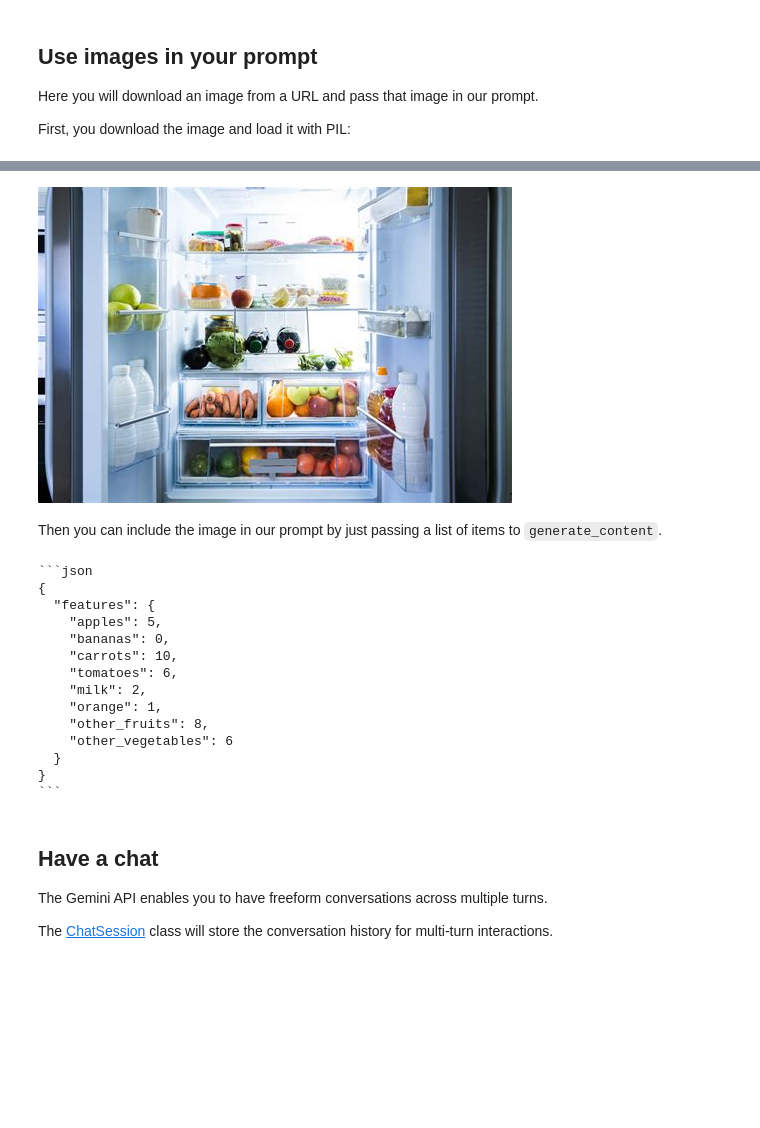
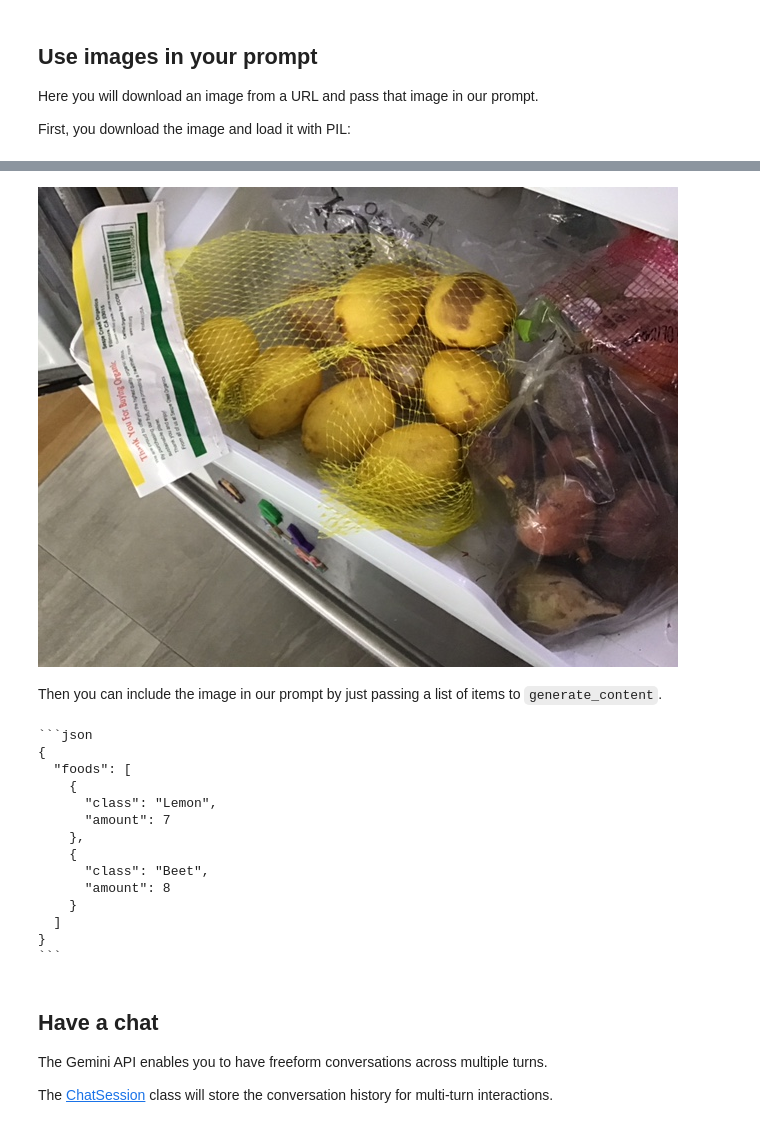
Before and after one commit to Mickchess/Food-image-recognition, a Jupyter notebook: quickstarts/Prompting.ipynb, the cells around one changed output, grey strips where cells are left out. Saved outputs shown, nothing was run; the diff lists cells and outputs as text; code cells hidden in the pictures; blank space fills up the shorter version.

````diff
--- a/quickstarts/Prompting.ipynb
+++ b/quickstarts/Prompting.ipynb
@@ -75,6 +75,6 @@ First, you download the image and load it with PIL:
 # %%
 import PIL.Image
-img = PIL.Image.open('fridge')
+img = PIL.Image.open('image1.jpeg')
 img
 # %% [output]
-[figure, old version]
+[figure, new version]
@@ -84,22 +83,27 @@ in json format: example: {features[apple, banana]}"""
 # %% [markdown]
 Then you can include the image in our prompt by just passing a list of items to `generate_content`.
 # %%
-model = genai.GenerativeModel('gemini-1.5-flash')
+model = genai.GenerativeModel(
+    'gemini-1.5-pro',
+    generation_config=genai.GenerationConfig(
+        max_output_tokens=2000,
+        temperature=0.6,
+    ))
 response = model.generate_content([prompt, img])
 print(response.text)
 # %% [output]
 ```json
 {
-  "features": {
-    "apples": 5,
-    "bananas": 0,
-    "carrots": 10,
-    "tomatoes": 6,
-    "milk": 2,
-    "orange": 1,
-    "other_fruits": 8,
-    "other_vegetables": 6
-  }
+  "foods": [
+    {
+      "class": "Lemon",
+      "amount": 7
+    },
+    {
+      "class": "Beet",
+      "amount": 8
+    }
+  ]
 }
 ```
 # %% [markdown]
````
Also changed, not shown: parts of 4 cells of this notebook.
